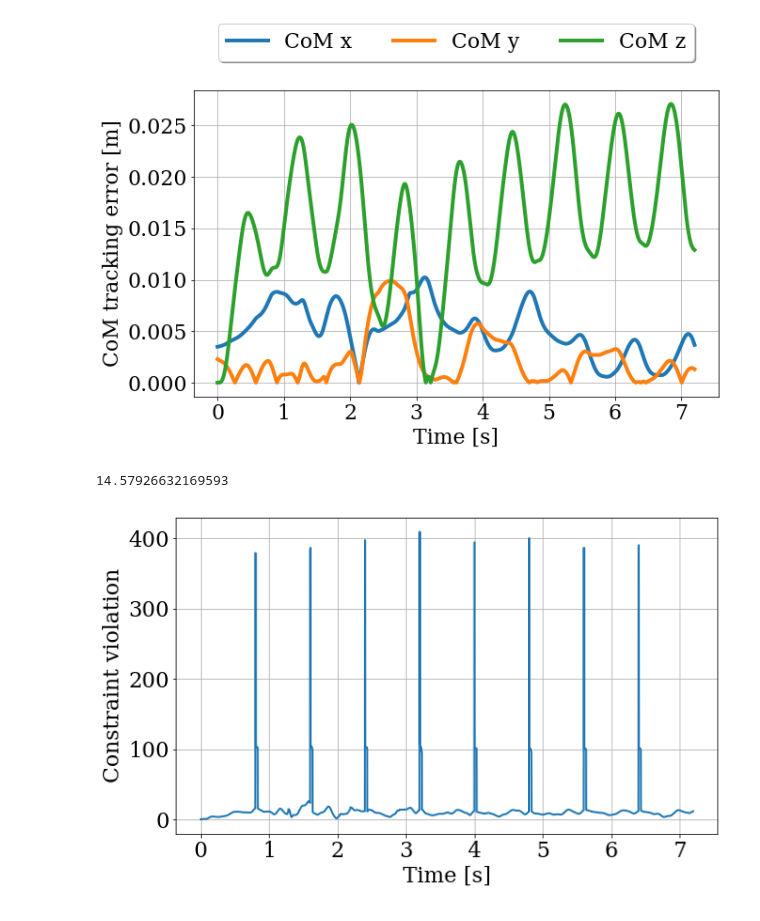
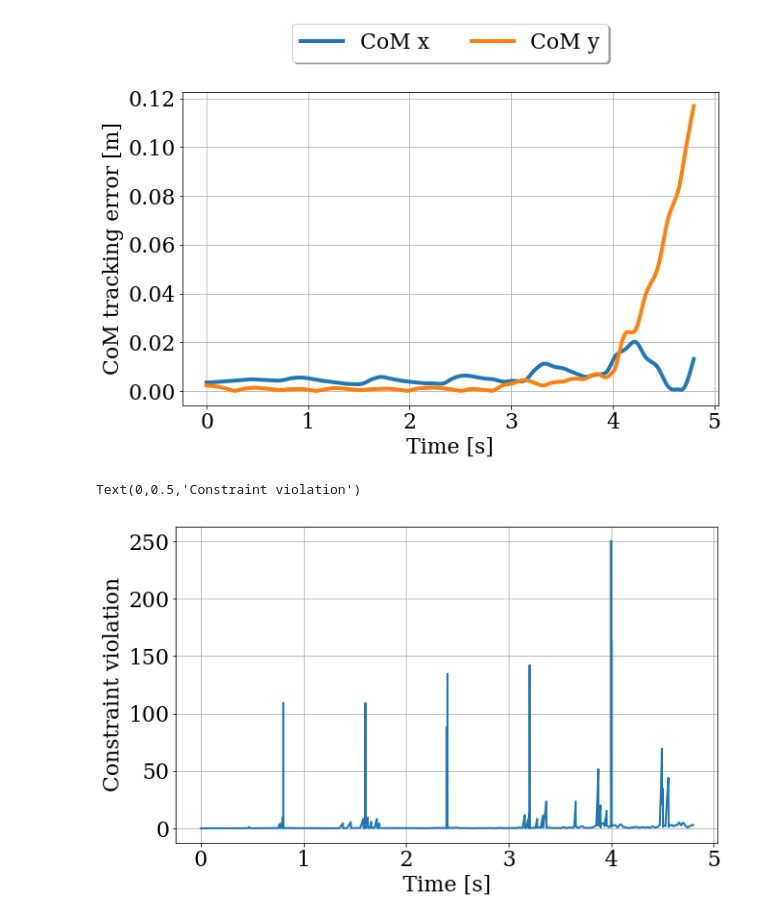
Before and after one commit to huaijiangzhu/delay_robust_invdyn, a Jupyter notebook: notebooks/walk.ipynb, the cells around one changed output. Cells and saved outputs as stored; diff of their text form; code cells hidden in the pictures.

```diff
--- a/notebooks/walk.ipynb
+++ b/notebooks/walk.ipynb
@@ -39,17 +39,17 @@ font = {'family' : 'serif',
 matplotlib.rc('font', **font)
 np.set_printoptions(precision=3, linewidth=200, suppress=True)
 # %%
-BMODE = p.GUI
+BMODE = p.DIRECT
 LOGGING = False
-LOCAL = True
+LOCAL = False
 
 STEP_DURATION = 800
-N_STEPS = 9
+N_STEPS = 6
 N_SIMULATION = N_STEPS * STEP_DURATION
 DOUBLE_SUPPORT_DURATION = 5
 
-DELAY = 30
-NS3 = False
+DELAY = 0
+NS3 = True
 SCENARIO = 'building'
 if NS3:
     LOWDELAY = 5
@@ -57,7 +57,8 @@ else:
     LOWDELAY = DELAY
 
 DELAY_START = 0
-LOWDELAY_WINDOW = 50
+LOWDELAY_WINDOW = 5
+
 IMPACT_START = 2400
 IMPACT_DURATION = 200
 IMPACT_FORCE = [100, 0, 0]
@@ -68,7 +69,8 @@ landing = STEP_DURATION
 steps_taken = 0
 
 if NS3:
-    td = np.load('td_'+ SCENARIO +'.npy')
+    ns3path = parentdir + '/data/ns3/rtt/'
+    td = np.load(ns3path + 'td_'+ SCENARIO +'.npy')
     td = np.tile(td, int((N_SIMULATION + 1.0)/len(td)) + 1)
     td = td[:N_SIMULATION]
     time_received = np.array([i + td[i] for i in range(N_SIMULATION)])
@@ -371,20 +374,20 @@ if LOGGING:
 # %%
 fig, ax = plt.subplots(1, figsize=(10, 6))
 time = np.arange(0.0, N_SIMULATION*dt, dt)
 axes = ['x', 'y', 'z']
-for i in range(3):
+for i in range(2):
     err = np.abs([data.com.pos[i,0]-data.com.pos_ref[i,0] for data in LOG])
     ax.plot(time, err, lw=4, label='CoM '+axes[i])
 
 ax.grid()
 ax.set_xlabel('Time [s]')
 ax.set_ylabel('CoM tracking error' + ' [m]' )
 # ax.set_ylim([0, 30])
 
 _ = ax.legend(loc='upper center', bbox_to_anchor=(0.5, 1.25),
              ncol=3, fancybox=True, shadow=True)
 # %% [output]
-[figure, old version]
+[figure, new version]
 # %%
 fig, ax = plt.subplots(1, figsize=(10, 6))
 time = np.arange(0.0, N_SIMULATION*dt, dt)
@@ -394,9 +397,6 @@ ax.plot(time, slack, lw=2)
 ax.grid()
 ax.set_xlabel('Time [s]')
 ax.set_ylabel('Constraint violation' )
-slack = np.array(slack)
-slack = slack[slack<1000]
-print slack.mean()
 # %% [output]
-14.57926632169593
+Text(0,0.5,'Constraint violation')
-[figure, old version]
+[figure, new version]
```
Also changed, not shown: parts of 4 cells of this notebook, 2 other files.
